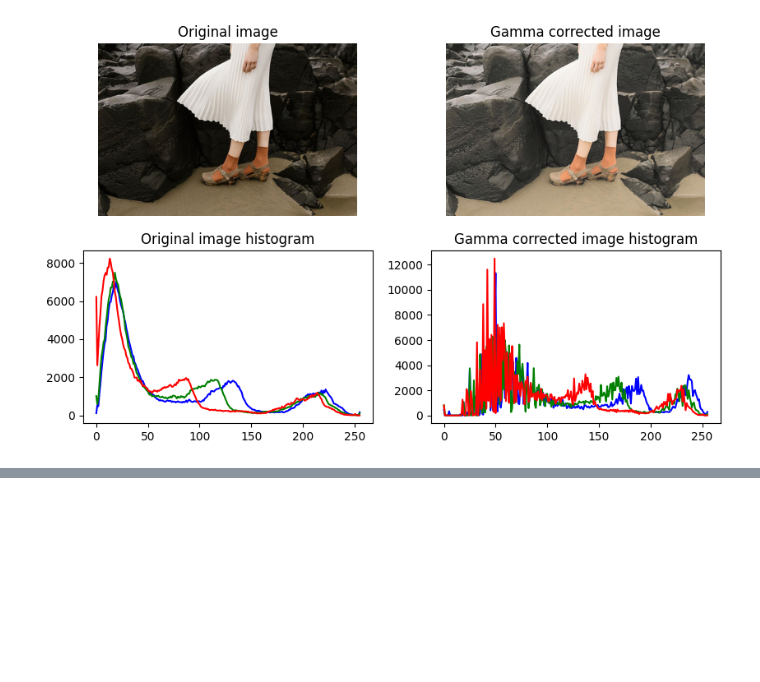
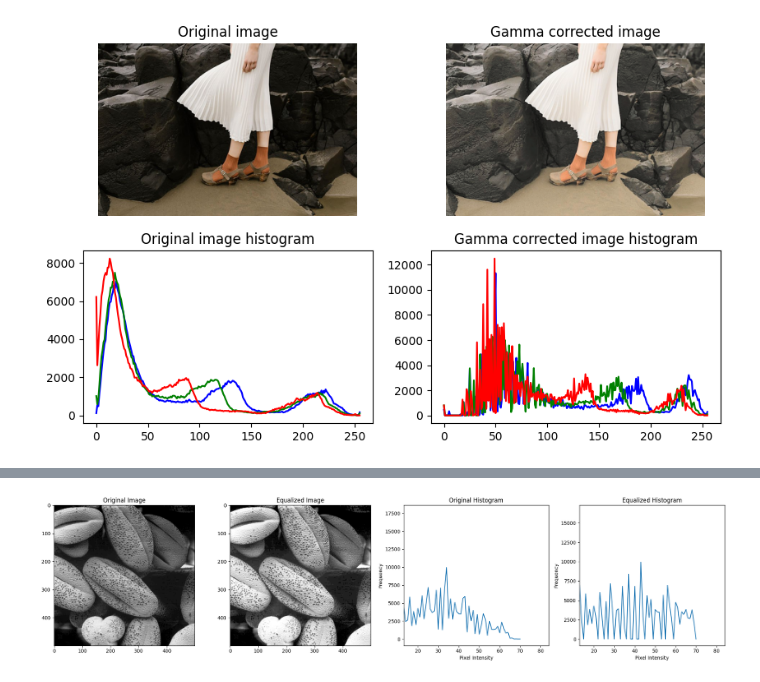
Before and after one commit to Ishana-Dewmini/EN3160_Assignment1, a Jupyter notebook: Assignment1_200477U.ipynb, the cells around one changed output, grey strips where cells are left out. Drawn from its saved outputs; the diff is of its cells as text; code cells hidden in the pictures; blank space fills up the shorter version.

```diff
--- a/Assignment1_200477U.ipynb
+++ b/Assignment1_200477U.ipynb
@@ -160,0 +226,61 @@ Gamma Correction: Gamma = 0.5
+# %%
+# Q4
+
+import cv2 as cv
+import numpy as np
+import matplotlib.pyplot as plt
+from collections import Counter
+
+# Load the image in grayscale
+img = cv.imread('shells.tif', cv.IMREAD_GRAYSCALE)
+M, N = img.shape
+
+# Flatten the image and count pixel intensities using Counter
+img_flat = img.flatten()
+intensity_counts = Counter(img_flat)
+
+# Calculate the cumulative distribution function (CDF)
+cumulative_count = 0
+transformation = {}
+for i in range(min(img_flat), max(img_flat) + 1):
+    cumulative_count += intensity_counts[i]
+    transformation[i] = cumulative_count / (M * N)
+
+# Round the transformation values
+transformation = {i: round(value * (max(img_flat)-1)) for i, value in transformation.items()}
+transformation_values = np.array([transformation[i] for i in img_flat], dtype=np.uint8)
+
+# Reshape the transformed values back to image dimensions
+img_new = transformation_values.reshape(M, N)
+
+# Display the equalized image
+
+f, ax = plt.subplots(1, 4, figsize=(20, 5))
+ax[0].imshow(img, cmap='gray')
+ax[0].set_title('Original Image')
+
+# Show the equalized image
+ax[1].imshow(img_new, cmap='gray')
+ax[1].set_title('Equalized Image')
+
+
+# Plot the original histogram
+org_hist = cv.calcHist([img], [0], None, [max(img_flat)+1-min(img_flat)], [int(min(img_flat)),int(max(img_flat)+1)])
+ax[2].plot(org_hist)
+ax[2].set_xlim([int(min(img_flat)),int(max(img_flat)+1)])
+ax[2].set_title('Original Histogram')
+ax[2].set_xlabel('Pixel Intensity')
+ax[2].set_ylabel('Frequency')
+
+# Plot the equalized histogram
+eq_hist = cv.calcHist([img_new], [0], None, [max(img_flat)+1-min(img_flat)], [int(min(img_flat)),int(max(img_flat)+1)])
+ax[3].plot(eq_hist)
+ax[3].set_xlim([int(min(img_flat)),int(max(img_flat)+1)])
+ax[3].set_title('Equalized Histogram')
+ax[3].set_xlabel('Pixel Intensity')
+ax[3].set_ylabel('Frequency')
+
+plt.tight_layout()
+plt.show()
+# %% [output]
+[figure, added]
```
Also changed, not shown: parts of 1 cell of this notebook.
